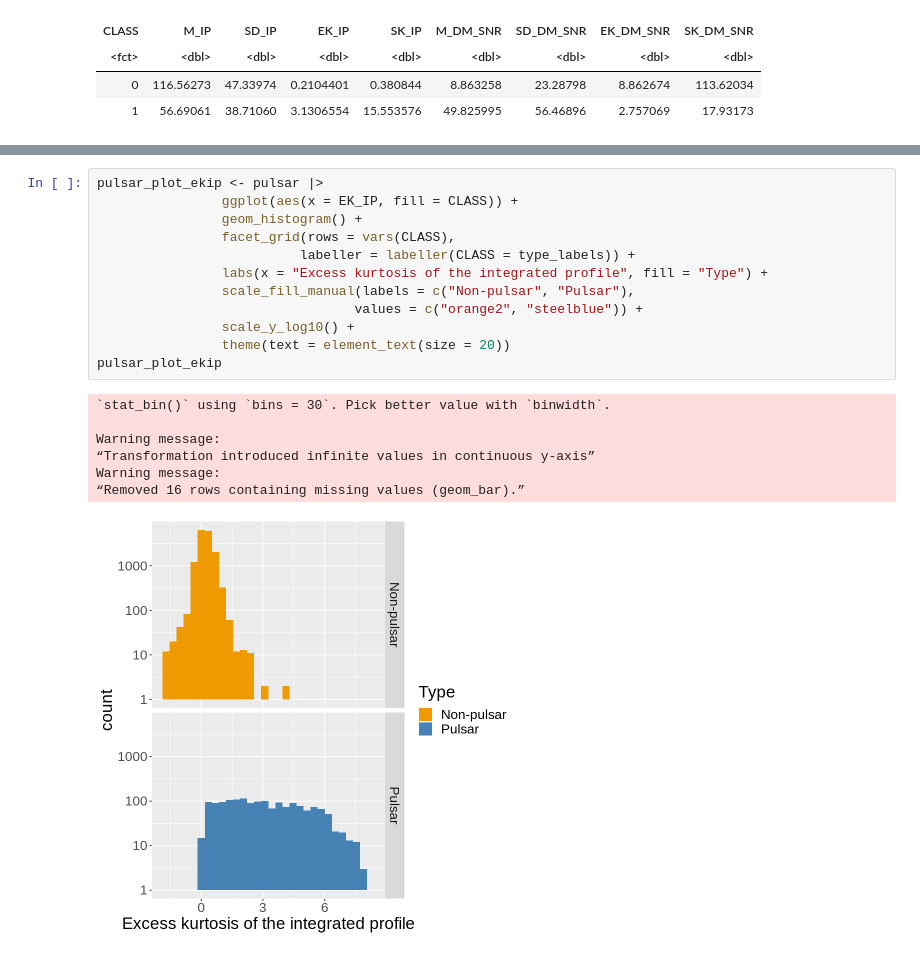
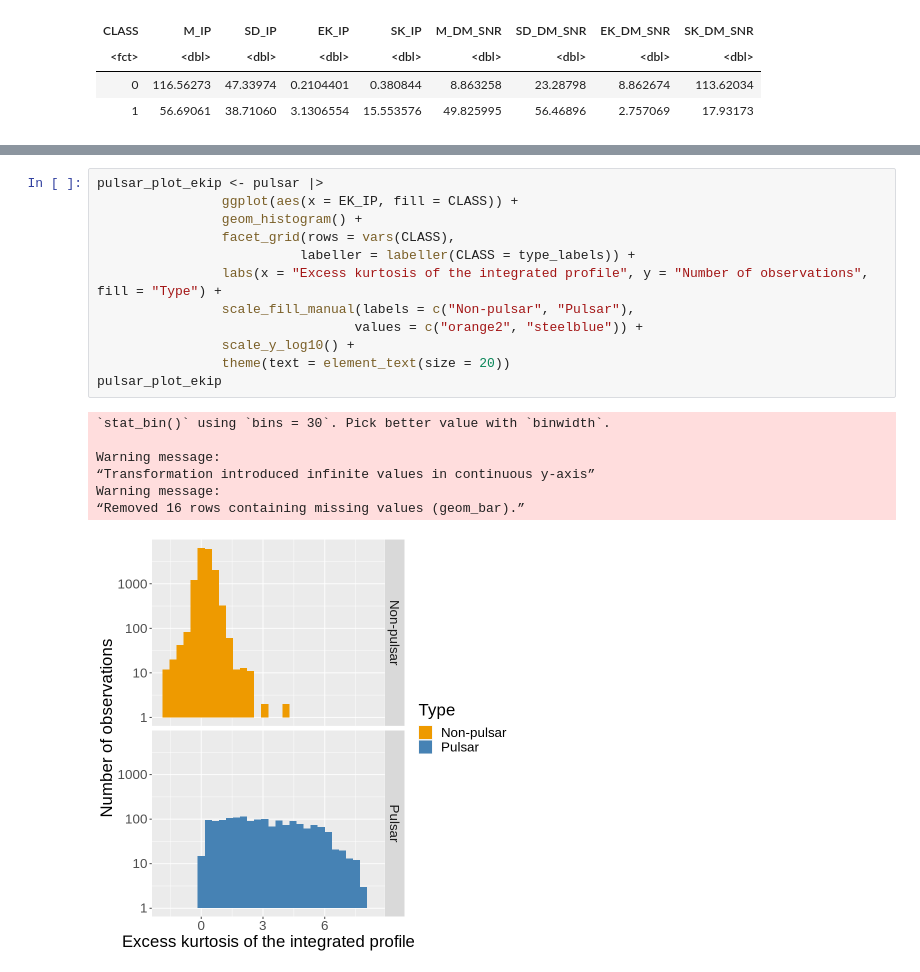
Before and after one commit to ONIGIRIIII/DSCI-100-GROUP-PROJECT, a Jupyter notebook: Untitled.ipynb, the cells around one changed output, grey strips where cells are left out. Cells and saved outputs as stored; diff of their text form.

```diff
--- a/Untitled.ipynb
+++ b/Untitled.ipynb
@@ -90,23 +113,23 @@ Warning message:
 # %%
 pulsar_plot_ekip <- pulsar |>
                 ggplot(aes(x = EK_IP, fill = CLASS)) +
                 geom_histogram() +
                 facet_grid(rows = vars(CLASS),
                           labeller = labeller(CLASS = type_labels)) +
-                labs(x = "Excess kurtosis of the integrated profile", fill = "Type") +
+                labs(x = "Excess kurtosis of the integrated profile", y = "Number of observations", fill = "Type") +
                 scale_fill_manual(labels = c("Non-pulsar", "Pulsar"),
                                  values = c("orange2", "steelblue")) +
                 scale_y_log10() +
                 theme(text = element_text(size = 20))
 pulsar_plot_ekip
 # %% [output]
 `stat_bin()` using `bins = 30`. Pick better value with `binwidth`.
 
 Warning message:
 “Transformation introduced infinite values in continuous y-axis”
 Warning message:
 “Removed 16 rows containing missing values (geom_bar).”
-[figure, old version]
+[figure, new version]
 # %%
 pulsar_plot_skip <- pulsar |>
                 ggplot(aes(x = SK_IP, fill = CLASS)) +
```
Also changed, not shown: parts of 11 cells of this notebook.
